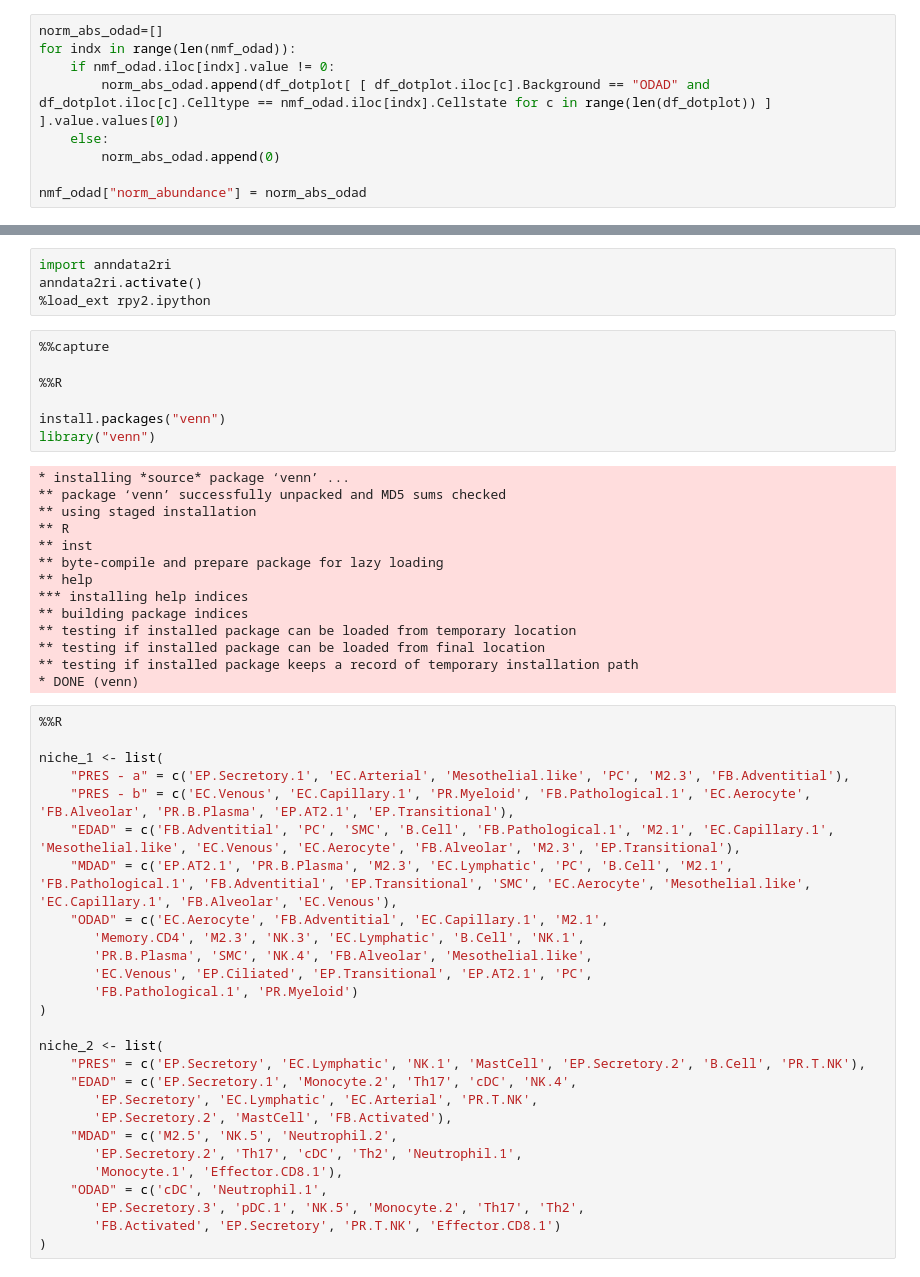
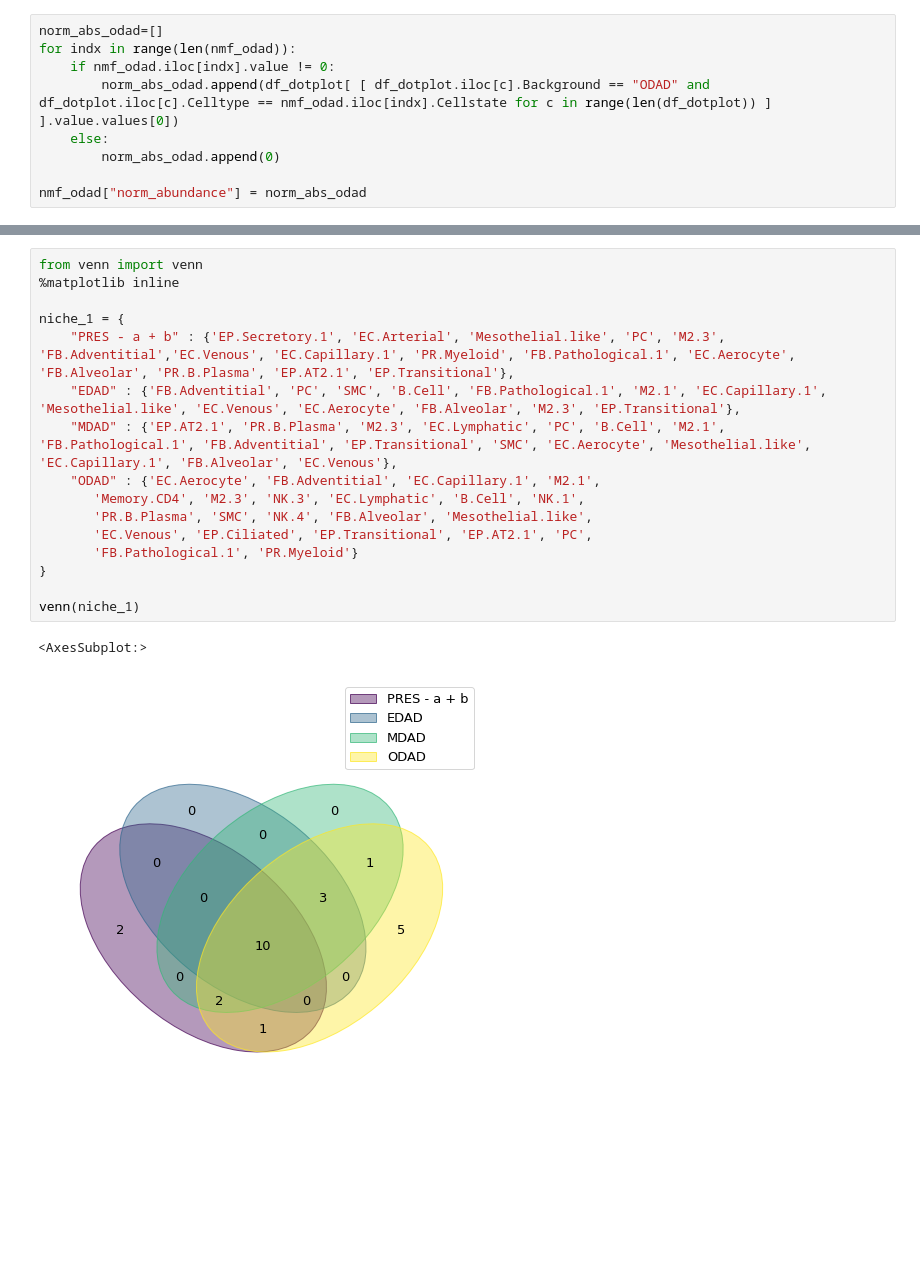
Before and after one commit to thjimmylee/UKCIC-COVID19-paper-figures, a Jupyter notebook: spatial_1/notebooks/Figure5.ipynb, the cells around one changed output, grey strips where cells are left out. Cells and saved outputs as stored; diff of their text form; blank space fills up the shorter version.

```diff
--- a/spatial_1/notebooks/Figure5.ipynb
+++ b/spatial_1/notebooks/Figure5.ipynb
@@ -490,52 +498,19 @@ p5
-# %%
-import anndata2ri
-anndata2ri.activate()
-%load_ext rpy2.ipython
-# %%
-%%capture
-
-%%R
-
-install.packages("venn")
-library("venn")
-# %% [output]
-* installing *source* package ‘venn’ ...
-** package ‘venn’ successfully unpacked and MD5 sums checked
-** using staged installation
-** R
-** inst
-** byte-compile and prepare package for lazy loading
-** help
-*** installing help indices
-** building package indices
-** testing if installed package can be loaded from temporary location
-** testing if installed package can be loaded from final location
-** testing if installed package keeps a record of temporary installation path
-* DONE (venn)
 # %%
-%%R
+from venn import venn
+%matplotlib inline
 
-niche_1 <- list(
-    "PRES - a" = c('EP.Secretory.1', 'EC.Arterial', 'Mesothelial.like', 'PC', 'M2.3', 'FB.Adventitial'),
-    "PRES - b" = c('EC.Venous', 'EC.Capillary.1', 'PR.Myeloid', 'FB.Pathological.1', 'EC.Aerocyte', 'FB.Alveolar', 'PR.B.Plasma', 'EP.AT2.1', 'EP.Transitional'),
-    "EDAD" = c('FB.Adventitial', 'PC', 'SMC', 'B.Cell', 'FB.Pathological.1', 'M2.1', 'EC.Capillary.1', 'Mesothelial.like', 'EC.Venous', 'EC.Aerocyte', 'FB.Alveolar', 'M2.3', 'EP.Transitional'),
-    "MDAD" = c('EP.AT2.1', 'PR.B.Plasma', 'M2.3', 'EC.Lymphatic', 'PC', 'B.Cell', 'M2.1', 'FB.Pathological.1', 'FB.Adventitial', 'EP.Transitional', 'SMC', 'EC.Aerocyte', 'Mesothelial.like', 'EC.Capillary.1', 'FB.Alveolar', 'EC.Venous'),
-    "ODAD" = c('EC.Aerocyte', 'FB.Adventitial', 'EC.Capillary.1', 'M2.1',
+niche_1 = {
+    "PRES - a + b" : {'EP.Secretory.1', 'EC.Arterial', 'Mesothelial.like', 'PC', 'M2.3', 'FB.Adventitial','EC.Venous', 'EC.Capillary.1', 'PR.Myeloid', 'FB.Pathological.1', 'EC.Aerocyte', 'FB.Alveolar', 'PR.B.Plasma', 'EP.AT2.1', 'EP.Transitional'},
+    "EDAD" : {'FB.Adventitial', 'PC', 'SMC', 'B.Cell', 'FB.Pathological.1', 'M2.1', 'EC.Capillary.1', 'Mesothelial.like', 'EC.Venous', 'EC.Aerocyte', 'FB.Alveolar', 'M2.3', 'EP.Transitional'},
+    "MDAD" : {'EP.AT2.1', 'PR.B.Plasma', 'M2.3', 'EC.Lymphatic', 'PC', 'B.Cell', 'M2.1', 'FB.Pathological.1', 'FB.Adventitial', 'EP.Transitional', 'SMC', 'EC.Aerocyte', 'Mesothelial.like', 'EC.Capillary.1', 'FB.Alveolar', 'EC.Venous'},
+    "ODAD" : {'EC.Aerocyte', 'FB.Adventitial', 'EC.Capillary.1', 'M2.1',
        'Memory.CD4', 'M2.3', 'NK.3', 'EC.Lymphatic', 'B.Cell', 'NK.1',
        'PR.B.Plasma', 'SMC', 'NK.4', 'FB.Alveolar', 'Mesothelial.like',
        'EC.Venous', 'EP.Ciliated', 'EP.Transitional', 'EP.AT2.1', 'PC',
-       'FB.Pathological.1', 'PR.Myeloid')
-)
+       'FB.Pathological.1', 'PR.Myeloid'}
+}
 
-niche_2 <- list(
-    "PRES" = c('EP.Secretory', 'EC.Lymphatic', 'NK.1', 'MastCell', 'EP.Secretory.2', 'B.Cell', 'PR.T.NK'),
-    "EDAD" = c('EP.Secretory.1', 'Monocyte.2', 'Th17', 'cDC', 'NK.4',
-       'EP.Secretory', 'EC.Lymphatic', 'EC.Arterial', 'PR.T.NK',
-       'EP.Secretory.2', 'MastCell', 'FB.Activated'),
-    "MDAD" = c('M2.5', 'NK.5', 'Neutrophil.2',
-       'EP.Secretory.2', 'Th17', 'cDC', 'Th2', 'Neutrophil.1',
-       'Monocyte.1', 'Effector.CD8.1'),
-    "ODAD" = c('cDC', 'Neutrophil.1',
-       'EP.Secretory.3', 'pDC.1', 'NK.5', 'Monocyte.2', 'Th17', 'Th2',
-       'FB.Activated', 'EP.Secretory', 'PR.T.NK', 'Effector.CD8.1')
-)
+venn(niche_1)
+# %% [output]
+<AxesSubplot:>
+[figure, added]
```
Also changed, not shown: parts of 14 cells of this notebook.
